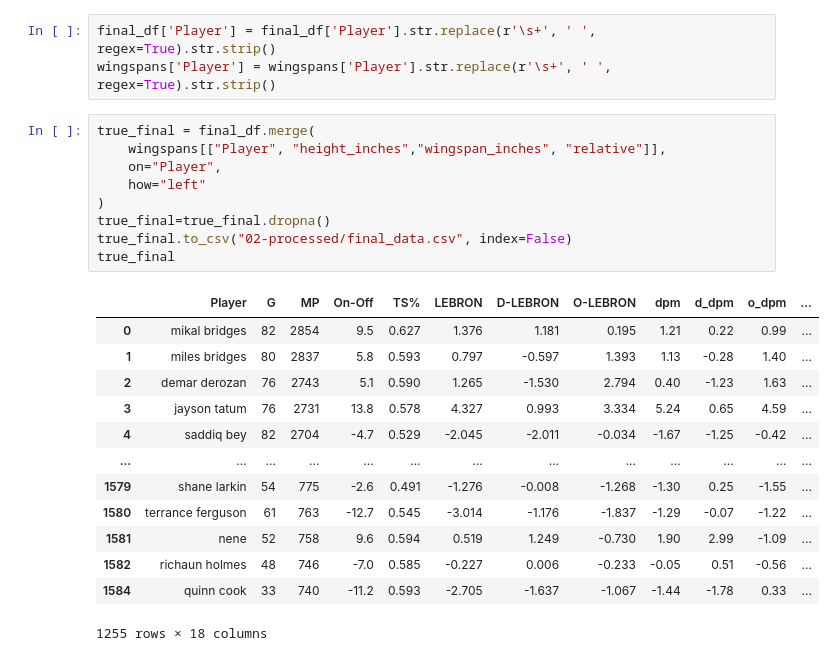
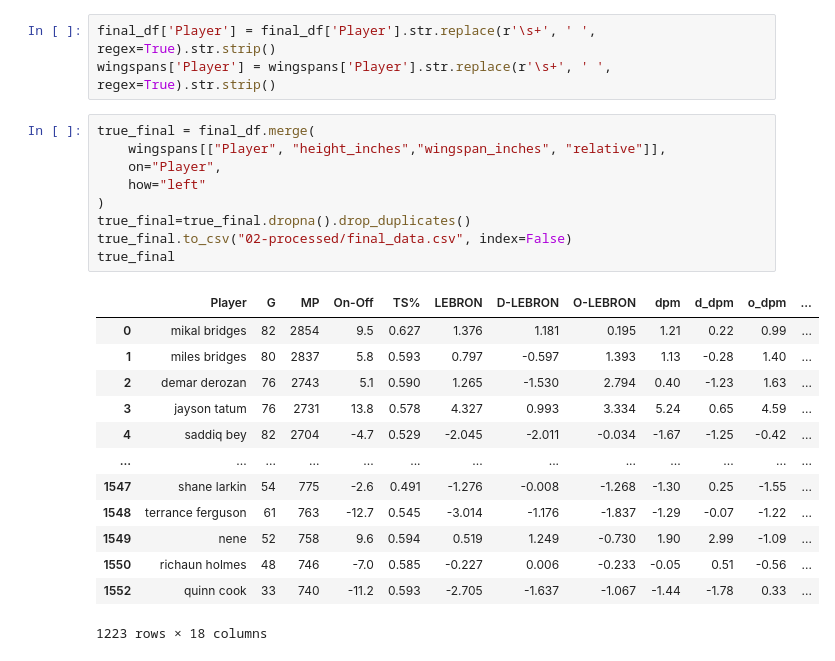
Before and after one commit to COGS108/Group135_WI26, a Jupyter notebook: data/Final_Data_Generator.ipynb, the cells around one changed output. Drawn from its saved outputs; the diff is of its cells as text.

```diff
--- a/data/Final_Data_Generator.ipynb
+++ b/data/Final_Data_Generator.ipynb
@@ -263,23 +263,23 @@ wingspans['Player'] = wingspans['Player'].str.replace(r'\s+', ' ', regex=True).s
 # %%
 true_final = final_df.merge(
     wingspans[["Player", "height_inches","wingspan_inches", "relative"]],
     on="Player",
     how="left"
 )
-true_final=true_final.dropna()
+true_final=true_final.dropna().drop_duplicates()
 true_final.to_csv("02-processed/final_data.csv", index=False)
 true_final
 # %% [output]
 |  | Player | G | MP | On-Off | TS% | LEBRON | D-LEBRON | O-LEBRON | dpm | d_dpm | o_dpm | ... |
 | 0 | mikal bridges | 82 | 2854 | 9.5 | 0.627 | 1.376 | 1.181 | 0.195 | 1.21 | 0.22 | 0.99 | ... |
 | 1 | miles bridges | 80 | 2837 | 5.8 | 0.593 | 0.797 | -0.597 | 1.393 | 1.13 | -0.28 | 1.40 | ... |
 | 2 | demar derozan | 76 | 2743 | 5.1 | 0.590 | 1.265 | -1.530 | 2.794 | 0.40 | -1.23 | 1.63 | ... |
 | 3 | jayson tatum | 76 | 2731 | 13.8 | 0.578 | 4.327 | 0.993 | 3.334 | 5.24 | 0.65 | 4.59 | ... |
 | 4 | saddiq bey | 82 | 2704 | -4.7 | 0.529 | -2.045 | -2.011 | -0.034 | -1.67 | -1.25 | -0.42 | ... |
 | ... | ... | ... | ... | ... | ... | ... | ... | ... | ... | ... | ... | ... |
-| 1579 | shane larkin | 54 | 775 | -2.6 | 0.491 | -1.276 | -0.008 | -1.268 | -1.30 | 0.25 | -1.55 | ... |
-| 1580 | terrance ferguson | 61 | 763 | -12.7 | 0.545 | -3.014 | -1.176 | -1.837 | -1.29 | -0.07 | -1.22 | ... |
-| 1581 | nene | 52 | 758 | 9.6 | 0.594 | 0.519 | 1.249 | -0.730 | 1.90 | 2.99 | -1.09 | ... |
-| 1582 | richaun holmes | 48 | 746 | -7.0 | 0.585 | -0.227 | 0.006 | -0.233 | -0.05 | 0.51 | -0.56 | ... |
-| 1584 | quinn cook | 33 | 740 | -11.2 | 0.593 | -2.705 | -1.637 | -1.067 | -1.44 | -1.78 | 0.33 | ... |
+| 1547 | shane larkin | 54 | 775 | -2.6 | 0.491 | -1.276 | -0.008 | -1.268 | -1.30 | 0.25 | -1.55 | ... |
+| 1548 | terrance ferguson | 61 | 763 | -12.7 | 0.545 | -3.014 | -1.176 | -1.837 | -1.29 | -0.07 | -1.22 | ... |
+| 1549 | nene | 52 | 758 | 9.6 | 0.594 | 0.519 | 1.249 | -0.730 | 1.90 | 2.99 | -1.09 | ... |
+| 1550 | richaun holmes | 48 | 746 | -7.0 | 0.585 | -0.227 | 0.006 | -0.233 | -0.05 | 0.51 | -0.56 | ... |
+| 1552 | quinn cook | 33 | 740 | -11.2 | 0.593 | -2.705 | -1.637 | -1.067 | -1.44 | -1.78 | 0.33 | ... |
-1255 rows × 18 columns
+1223 rows × 18 columns
```
Also changed, not shown: parts of 1 cell of this notebook, 3 other files.
